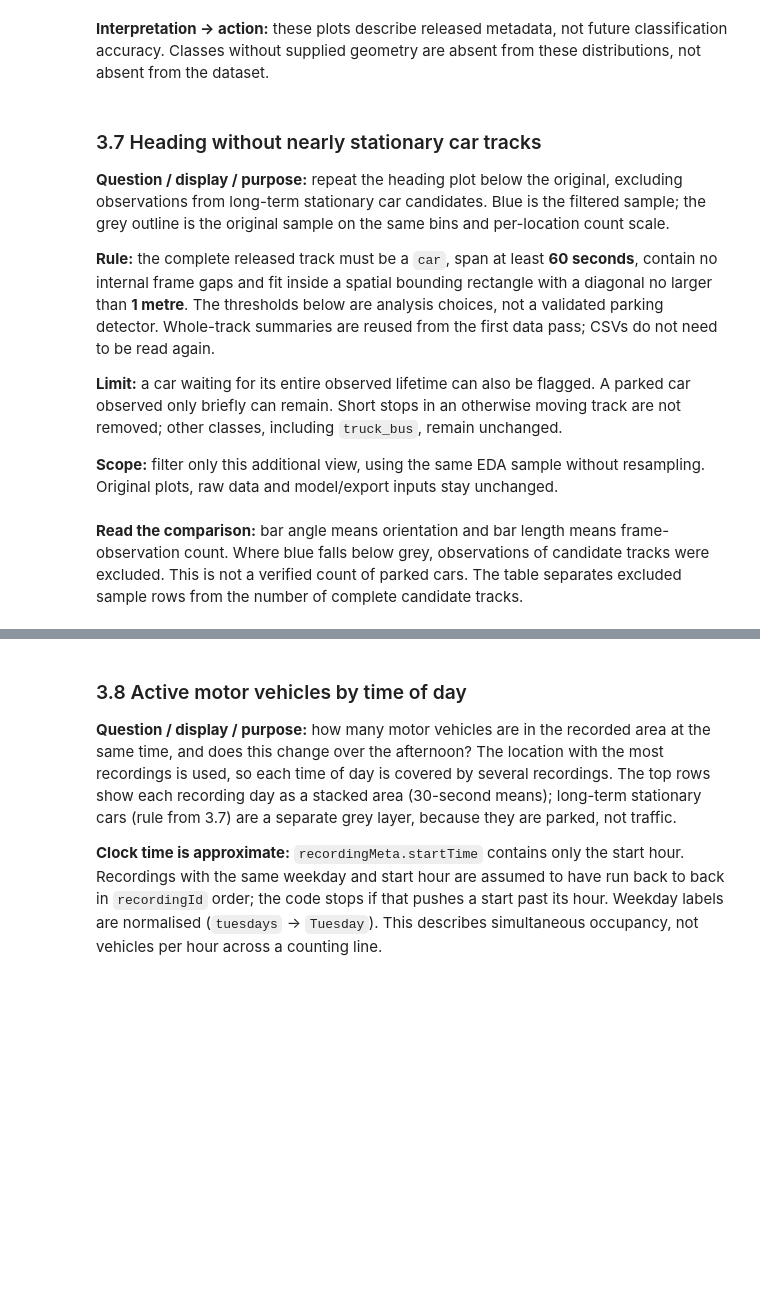
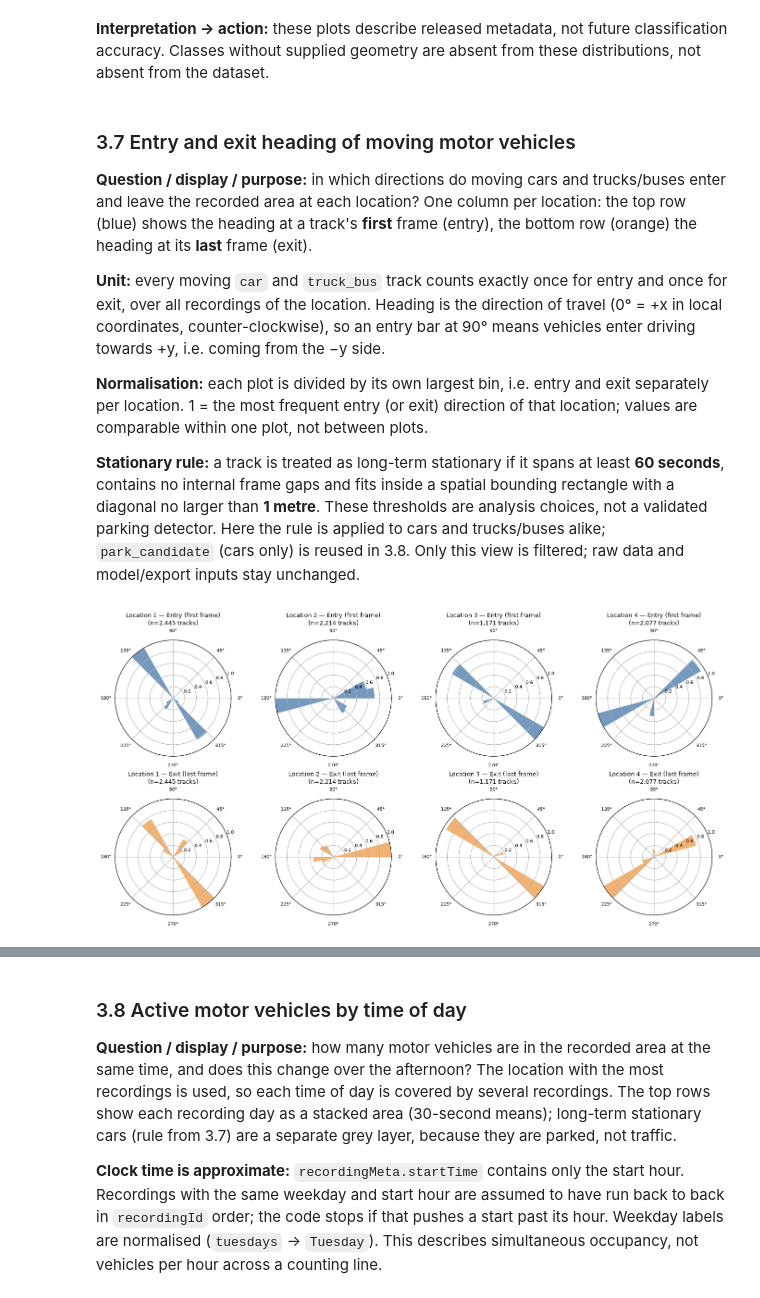
Before and after one commit to web-hannes/ai-infrastructure-p1a, a Jupyter notebook: inD_project_notebook_phase_structure.ipynb, the cells around one changed output, grey strips where cells are left out. Cells and saved outputs as stored; diff of their text form; code cells hidden in the pictures; blank space fills up the shorter version.

Commit message:
normalized/changed heading plot

```diff
--- a/inD_project_notebook_phase_structure.ipynb
+++ b/inD_project_notebook_phase_structure.ipynb
@@ -995,38 +995,63 @@ display(with_geometry.groupby('class')[['width', 'length']].describe())
 # %% [markdown]
 **Interpretation → action:** these plots describe released metadata, not future classification accuracy. Classes without supplied geometry are absent from these distributions, not absent from the dataset.
 # %% [markdown]
-### 3.7 Heading without nearly stationary car tracks
+### 3.7 Entry and exit heading of moving motor vehicles
 
-**Question / display / purpose:** repeat the heading plot below the original, excluding observations from long-term stationary car candidates. Blue is the filtered sample; the grey outline is the original sample on the same bins and per-location count scale.
+**Question / display / purpose:** in which directions do moving cars and trucks/buses enter and leave the recorded area at each location? One column per location: the top row (blue) shows the heading at a track's **first** frame (entry), the bottom row (orange) the heading at its **last** frame (exit).
 
-**Rule:** the complete released track must be a `car`, span at least **60 seconds**, contain no internal frame gaps and fit inside a spatial bounding rectangle with a diagonal no larger than **1 metre**. The thresholds below are analysis choices, not a validated parking detector. Whole-track summaries are reused from the first data pass; CSVs do not need to be read again.
+**Unit:** every moving `car` and `truck_bus` track counts exactly once for entry and once for exit, over all recordings of the location. Heading is the direction of travel (0° = +x in local coordinates, counter-clockwise), so an entry bar at 90° means vehicles enter driving towards +y, i.e. coming from the −y side.
 
-**Limit:** a car waiting for its entire observed lifetime can also be flagged. A parked car observed only briefly can remain. Short stops in an otherwise moving track are not removed; other classes, including `truck_bus`, remain unchanged.
+**Normalisation:** each plot is divided by its own largest bin, i.e. entry and exit separately per location. 1 = the most frequent entry (or exit) direction of that location; values are comparable within one plot, not between plots.
 
-**Scope:** filter only this additional view, using the same EDA sample without resampling. Original plots, raw data and model/export inputs stay unchanged.
+**Stationary rule:** a track is treated as long-term stationary if it spans at least **60 seconds**, contains no internal frame gaps and fits inside a spatial bounding rectangle with a diagonal no larger than **1 metre**. These thresholds are analysis choices, not a validated parking detector. Here the rule is applied to cars and trucks/buses alike; `park_candidate` (cars only) is reused in 3.8. Only this view is filtered; raw data and model/export inputs stay unchanged.
 # %%
-# Set visible analysis thresholds; these are not validated parking labels.
+# Set visible analysis thresholds; these are not validated parking labels (reused in 3.8 and 3.12).
 PARK_MIN_OBSERVED_SECONDS = 60.0
 PARK_MAX_EXTENT_M = 1.0
 
 # Reject invalid thresholds rather than silently changing what the filter means.
 assert np.isfinite(PARK_MIN_OBSERVED_SECONDS) and PARK_MIN_OBSERVED_SECONDS > 0
 assert np.isfinite(PARK_MAX_EXTENT_M) and PARK_MAX_EXTENT_M >= 0
 
-# Reuse whole-track summaries from the first pass instead of reading all CSVs again.
+# Reuse whole-track summaries from the first pass; park_candidate (cars only) is used in 3.8.
 parking_track_summary = track_diagnostics.copy()
-parking_track_summary['park_candidate'] = (
-    (parking_track_summary['class'] == 'car')
-    & (parking_track_summary.elapsed_s >= PARK_MIN_OBSERVED_SECONDS)
-    & (parking_track_summary.extent_m <= PARK_MAX_EXTENT_M)
-    & (parking_track_summary.gap_events == 0)
-)
+stationary = ((parking_track_summary.elapsed_s >= PARK_MIN_OBSERVED_SECONDS)
+              & (parking_track_summary.extent_m <= PARK_MAX_EXTENT_M)
+              & (parking_track_summary.gap_events == 0))
+parking_track_summary['park_candidate'] = (parking_track_summary['class'] == 'car') & stationary
 
-# Filter a separate copy of the SAME EDA sample; keep all other data unchanged.
-parking_flags = parking_track_summary[KEYS + ['park_candidate']]
-heading_comparison = eda.merge(parking_flags, on=KEYS, how='left', validate='many_to_one')
-assert len(heading_comparison) == len(eda)
-assert heading_comparison.park_candidate.notna().all(), 'Missing whole-track summary.'
-eda_heading_filtered = heading_comparison[~heading_comparison.park_candidate].copy()
+# This view only: moving cars and trucks/buses, each track counted once.
+motor = parking_track_summary['class'].isin(['car', 'truck_bus'])
+moving_tracks = parking_track_summary.loc[motor & ~stationary, KEYS + ['locationId']]
+
+# Heading at the first (entry) and last (exit) frame of every moving track.
+heading_parts = []
+for recording_id in RECORDINGS:
+    frame_rows, _, _ = read_recording(recording_id, usecols=KEYS + ['frame', 'heading'])
+    frame_rows = frame_rows.merge(moving_tracks, on=KEYS).sort_values(KEYS + ['frame'])
+    heading_parts.append(frame_rows.groupby(KEYS, as_index=False).agg(
+        locationId=('locationId', 'first'),
+        entry_heading=('heading', 'first'), exit_heading=('heading', 'last')))
+track_headings = pd.concat(heading_parts, ignore_index=True)
+assert len(track_headings) == len(moving_tracks), 'Moving track without frame rows.'
+
+# Normalise each plot separately: 1 = the most frequent entry (or exit) direction of that location.
+bins = np.linspace(0, 360, 25)
+centres = np.deg2rad((bins[:-1] + bins[1:]) / 2)
+width = np.deg2rad(np.diff(bins))
+locations = sorted(track_headings.locationId.unique())
+ROWS = [('entry_heading', 'Entry (first frame)', '#4477AA'), ('exit_heading', 'Exit (last frame)', '#EE9944')]
+fig, axes = plt.subplots(len(ROWS), len(locations), figsize=(3.5 * len(locations), 7),
+                         subplot_kw={'projection': 'polar'}, squeeze=False)
+for col, location_id in enumerate(locations):
+    group = track_headings[track_headings.locationId == location_id]
+    for ax, (column, label, color) in zip(axes[:, col], ROWS):
+        counts = np.histogram(group[column] % 360, bins)[0]
+        ax.bar(centres, counts / counts.max(), width=width, color=color, alpha=.75)
+        ax.set_ylim(0, 1)
+        ax.tick_params(labelsize=7)
+        ax.set_title(f'Location {int(location_id)} — {label}\n(n={len(group):,} tracks)', fontsize=9)
+plt.tight_layout()
+plt.show()
+# %% [output]
+[figure, added]
-# %% [markdown]
-**Read the comparison:** bar angle means orientation and bar length means frame-observation count. Where blue falls below grey, observations of candidate tracks were excluded. This is not a verified count of parked cars. The table separates excluded sample rows from the number of complete candidate tracks.
```
Also changed, not shown: parts of 2 cells of this notebook.
